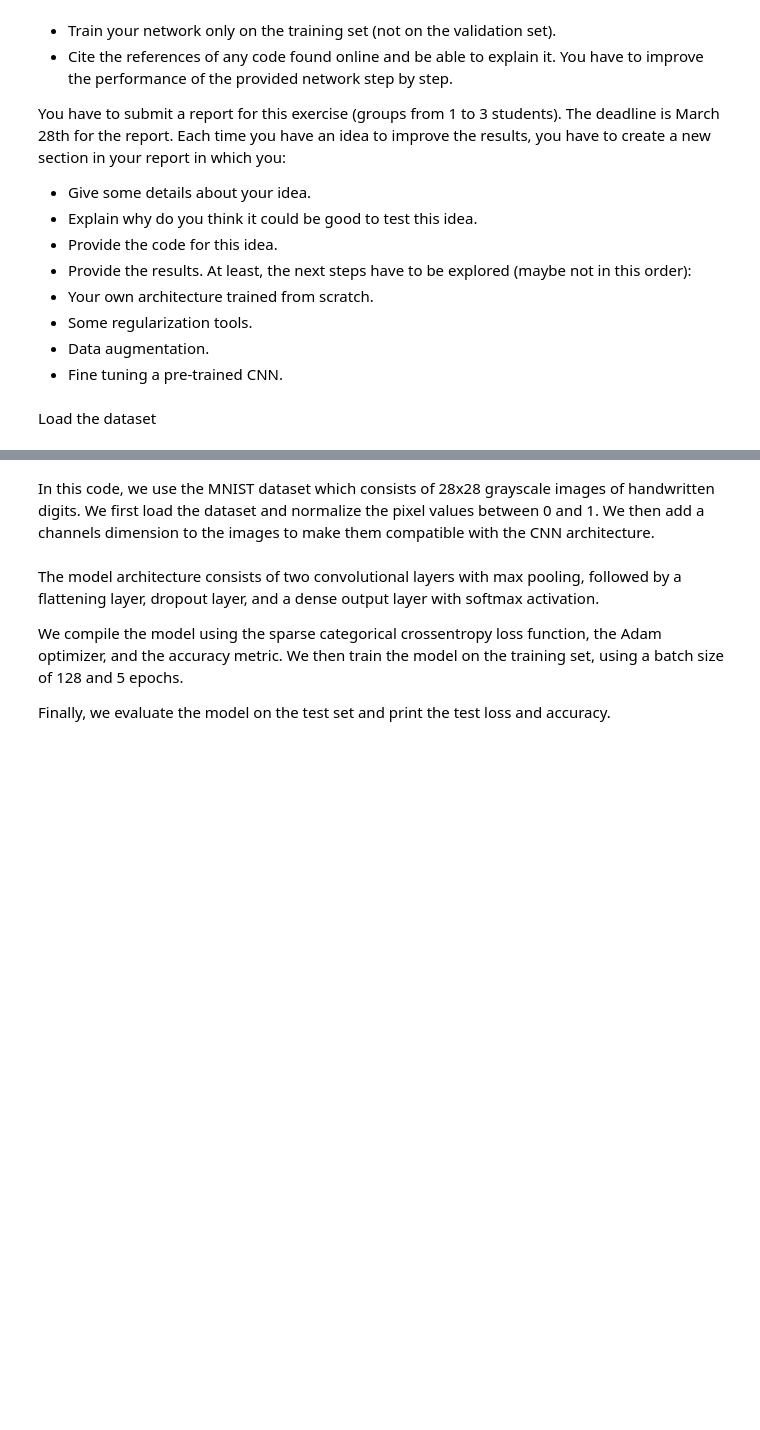
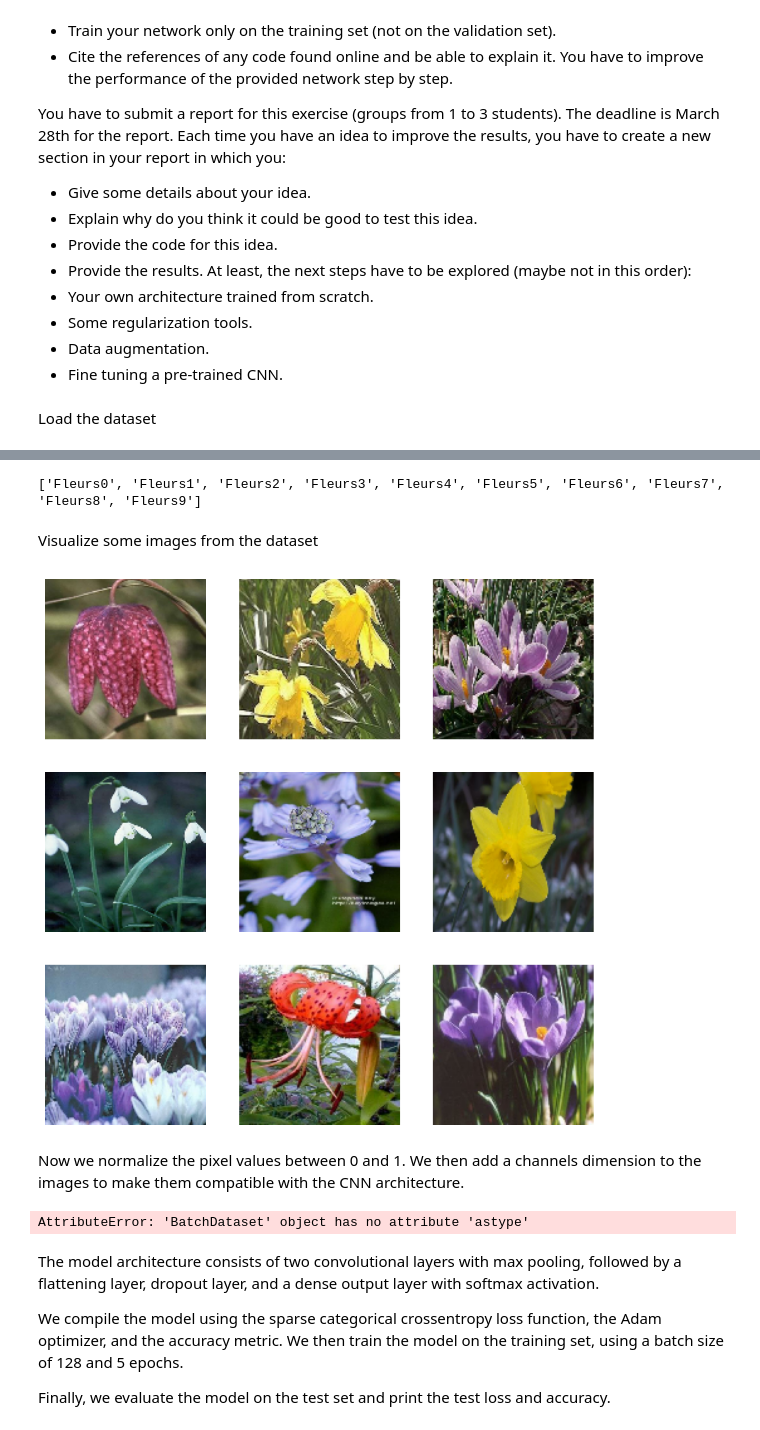
Before and after one commit to shani1610/flower-classification, a Jupyter notebook: main.ipynb, the cells around one changed output, grey strips where cells are left out. Cells and saved outputs as stored; diff of their text form; code cells hidden in the pictures; blank space fills up the shorter version.

Commit message:
visualize

```diff
--- a/main.ipynb
+++ b/main.ipynb
@@ -52,7 +54,26 @@ validation_ds = keras.utils.image_dataset_from_directory(
+# %%
+class_names = train_ds.class_names
+print(class_names)
+# %% [output]
+['Fleurs0', 'Fleurs1', 'Fleurs2', 'Fleurs3', 'Fleurs4', 'Fleurs5', 'Fleurs6', 'Fleurs7', 'Fleurs8', 'Fleurs9']
+# %% [markdown]
+Visualize some images from the dataset
+# %%
+import matplotlib.pyplot as plt
+
+plt.figure(figsize=(10, 10))
+for images, labels in train_ds.take(1):
+  for i in range(9):
+    ax = plt.subplot(3, 3, i + 1)
+    plt.imshow(images[i].numpy().astype("uint8"))
+    plt.axis("off")
+# %% [output]
+[figure, added]
 # %% [markdown]
-In this code, we use the MNIST dataset which consists of 28x28 grayscale images of handwritten digits. We first load the dataset and normalize the pixel values between 0 and 1. We then add a channels dimension to the images to make them compatible with the CNN architecture.
+Now we normalize the pixel values between 0 and 1. We then add a channels dimension to the images to make them compatible with the CNN architecture.
 # %%
-(x_train, y_train), (x_test, y_test) = keras.datasets.mnist.load_data()
+x_train = train_ds
+x_test = validation_ds
 
 # Normalize the pixel values between 0 and 1
 x_train = x_train.astype("float32") / 255.0
@@ -61,6 +82,8 @@ x_test = x_test.astype("float32") / 255.0
 # Add a channels dimension
 x_train = x_train[..., tf.newaxis]
 x_test = x_test[..., tf.newaxis]
+# %% [output]
+AttributeError: 'BatchDataset' object has no attribute 'astype'
 # %% [markdown]
 The model architecture consists of two convolutional layers with max pooling, followed by a flattening layer, dropout layer, and a dense output layer with softmax activation.
 
```
Also changed, not shown: parts of 3 cells of this notebook.
